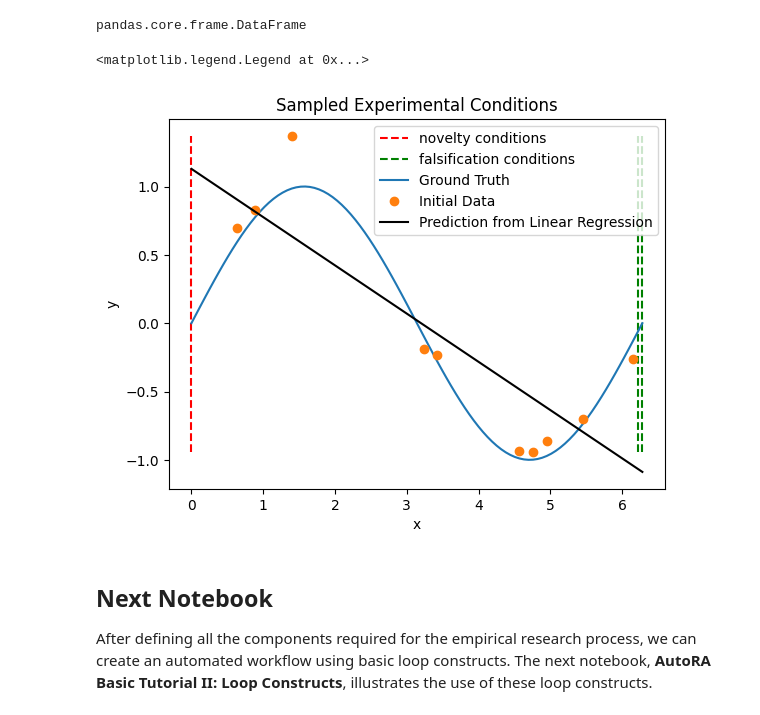
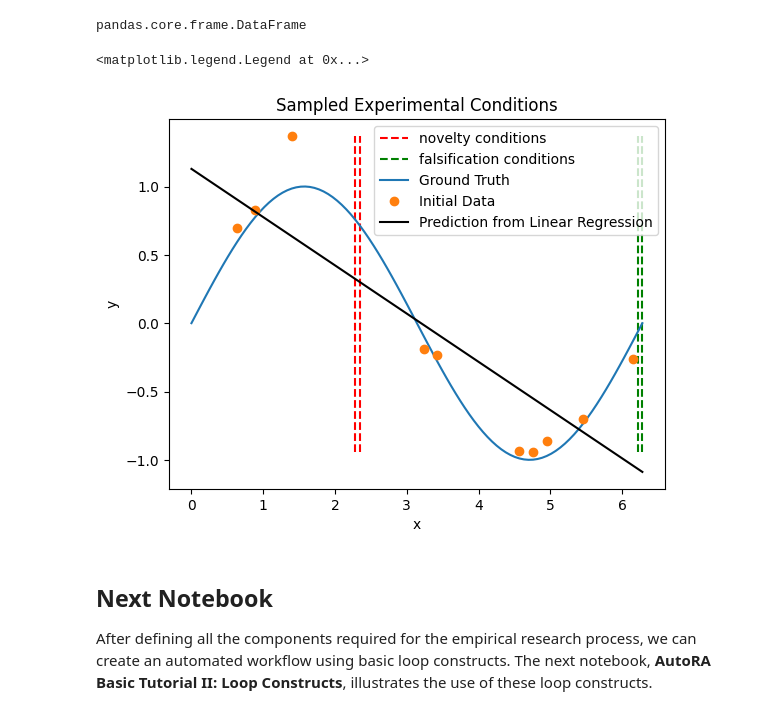
Before and after one commit to Harumaru58/ASD_Autora_notebooks, a Jupyter notebook: tutorials/basic/Tutorial I Components/Tutorial I Components.ipynb, the cells around one changed output. Cells and saved outputs as stored; diff of their text form; code cells hidden in the pictures.

```diff
--- a/tutorials/basic/Tutorial I Components/Tutorial I Components.ipynb
+++ b/tutorials/basic/Tutorial I Components/Tutorial I Components.ipynb
@@ -379,32 +376,32 @@ pandas.core.frame.DataFrame
 # %%
 # plot model predictions against ground-truth
 y_min = np.min(initial_observations)
 y_max  = np.max(initial_observations)
 
 # plot conditions obtained by novelty sampler
-for idx, condition in enumerate(new_conditions_novelty):
+for idx, condition in enumerate(new_conditions_novelty.values):
     if idx == 0:
         plt.plot([condition, condition], [y_min, y_max], '--r', label='novelty conditions')
     else: # we want to omit the label for all other conditions
         plt.plot([condition, condition], [y_min, y_max], '--r')
 
 # plot conditions obtained by falsification sampler
-for idx, condition in enumerate(new_conditions_falsification):
+for idx, condition in enumerate(new_conditions_falsification.values):
     if idx == 0:
         plt.plot([condition[0], condition[0]], [y_min, y_max], '--g', label='falsification conditions')
     else: # we want to omit the label for all other conditions
         plt.plot([condition[0], condition[0]], [y_min, y_max], '--g')
 
 plt.plot(condition_pool, ground_truth(condition_pool), '-', label='Ground Truth')
 plt.plot(initial_conditions, initial_observations, 'o', label='Initial Data')
 plt.plot(condition_pool, predicted_observations_lr, '-k', label='Prediction from Linear Regression')
 plt.xlabel('x')
 plt.ylabel('y')
 plt.title('Sampled Experimental Conditions')
 plt.legend()
 # %% [output]
 <matplotlib.legend.Legend at 0x...>
-[figure, old version]
+[figure, new version]
 # %% [markdown]
 ## Next Notebook
 After defining all the components required for the empirical research process, we can create an automated workflow using basic loop constructs. The next notebook, **AutoRA Basic Tutorial II: Loop Constructs**, illustrates the use of these loop constructs.
```
Also changed, not shown: parts of 6 cells of this notebook.
